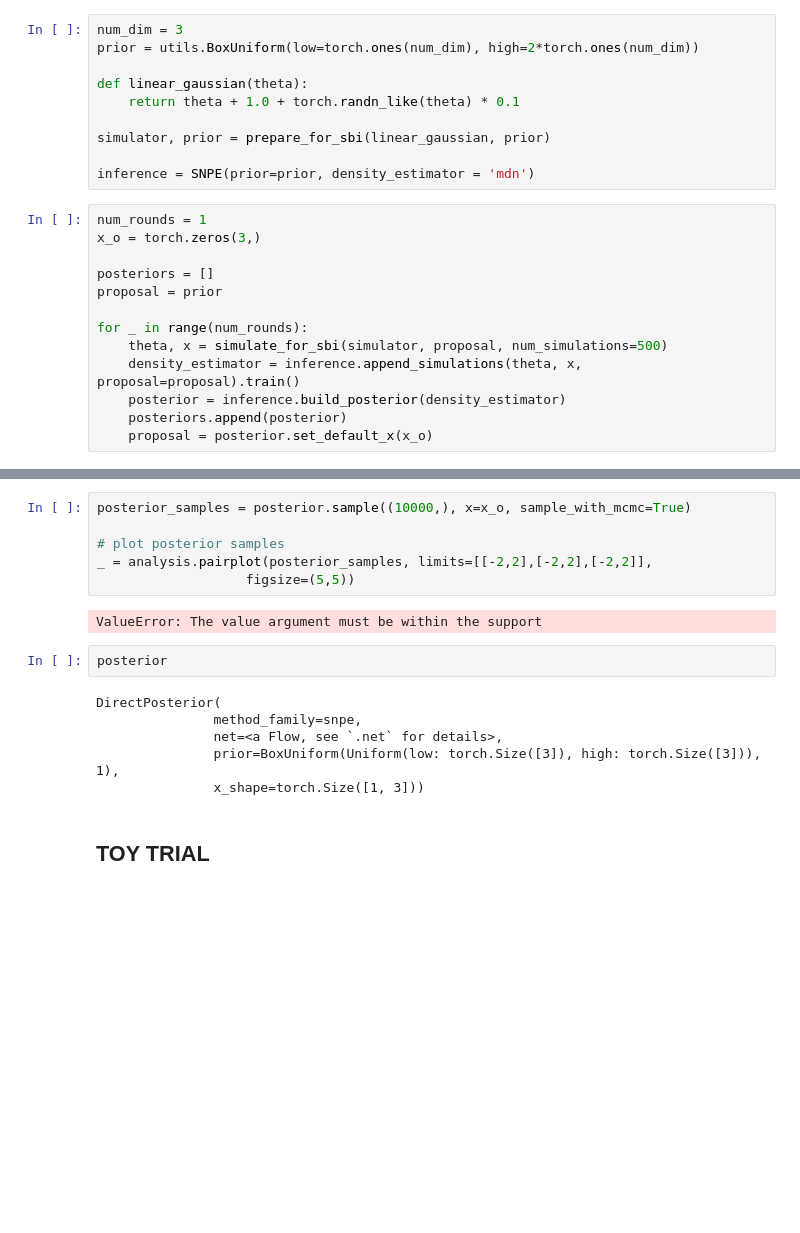
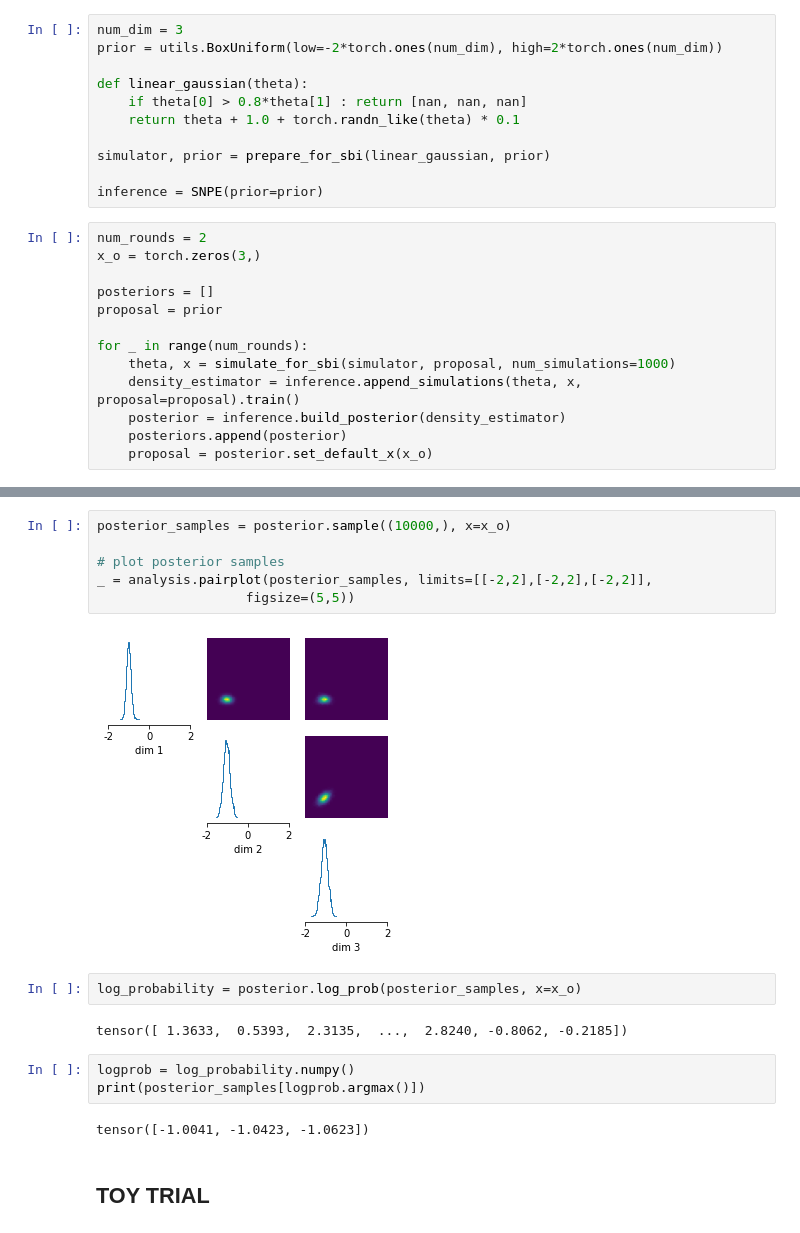
Before and after one commit to EliasElOtmani/wm_nachrs, a Jupyter notebook: Untitled.ipynb, the cells around one changed output, grey strips where cells are left out. Saved outputs shown, nothing was run; the diff lists cells and outputs as text; blank space fills up the shorter version.

```diff
--- a/Untitled.ipynb
+++ b/Untitled.ipynb
@@ -13,22 +15,23 @@ from CCM import CCM
 # %%
 num_dim = 3
-prior = utils.BoxUniform(low=torch.ones(num_dim), high=2*torch.ones(num_dim))
+prior = utils.BoxUniform(low=-2*torch.ones(num_dim), high=2*torch.ones(num_dim))
 
 def linear_gaussian(theta):
+    if theta[0] > 0.8*theta[1] : return [nan, nan, nan]
     return theta + 1.0 + torch.randn_like(theta) * 0.1
 
 simulator, prior = prepare_for_sbi(linear_gaussian, prior)
 
-inference = SNPE(prior=prior, density_estimator = 'mdn')
+inference = SNPE(prior=prior)
 # %%
-num_rounds = 1
+num_rounds = 2
 x_o = torch.zeros(3,)
 
 posteriors = []
 proposal = prior
 
 for _ in range(num_rounds):
-    theta, x = simulate_for_sbi(simulator, proposal, num_simulations=500)
+    theta, x = simulate_for_sbi(simulator, proposal, num_simulations=1000)
     density_estimator = inference.append_simulations(theta, x, proposal=proposal).train()
     posterior = inference.build_posterior(density_estimator)
     posteriors.append(posterior)
@@ -38,19 +46,20 @@ Neural network successfully converged after 48 epochs.
 # %%
-posterior_samples = posterior.sample((10000,), x=x_o, sample_with_mcmc=True)
+posterior_samples = posterior.sample((10000,), x=x_o)
 
 # plot posterior samples
 _ = analysis.pairplot(posterior_samples, limits=[[-2,2],[-2,2],[-2,2]],
                    figsize=(5,5))
 # %% [output]
-ValueError: The value argument must be within the support
+[figure, added]
-# %%
-posterior
-# %% [output]
-DirectPosterior(
-               method_family=snpe,
-               net=<a Flow, see `.net` for details>,
-               prior=BoxUniform(Uniform(low: torch.Size([3]), high: torch.Size([3])), 1),
-               x_shape=torch.Size([1, 3]))
+# %%
+log_probability = posterior.log_prob(posterior_samples, x=x_o)
+# %% [output]
+tensor([ 1.3633,  0.5393,  2.3135,  ...,  2.8240, -0.8062, -0.2185])
+# %%
+logprob = log_probability.numpy()
+print(posterior_samples[logprob.argmax()])
+# %% [output]
+tensor([-1.0041, -1.0423, -1.0623])
 # %% [markdown]
 ## TOY TRIAL
 # %%
```
Also changed, not shown: parts of 2 cells of this notebook, 3 other files.
